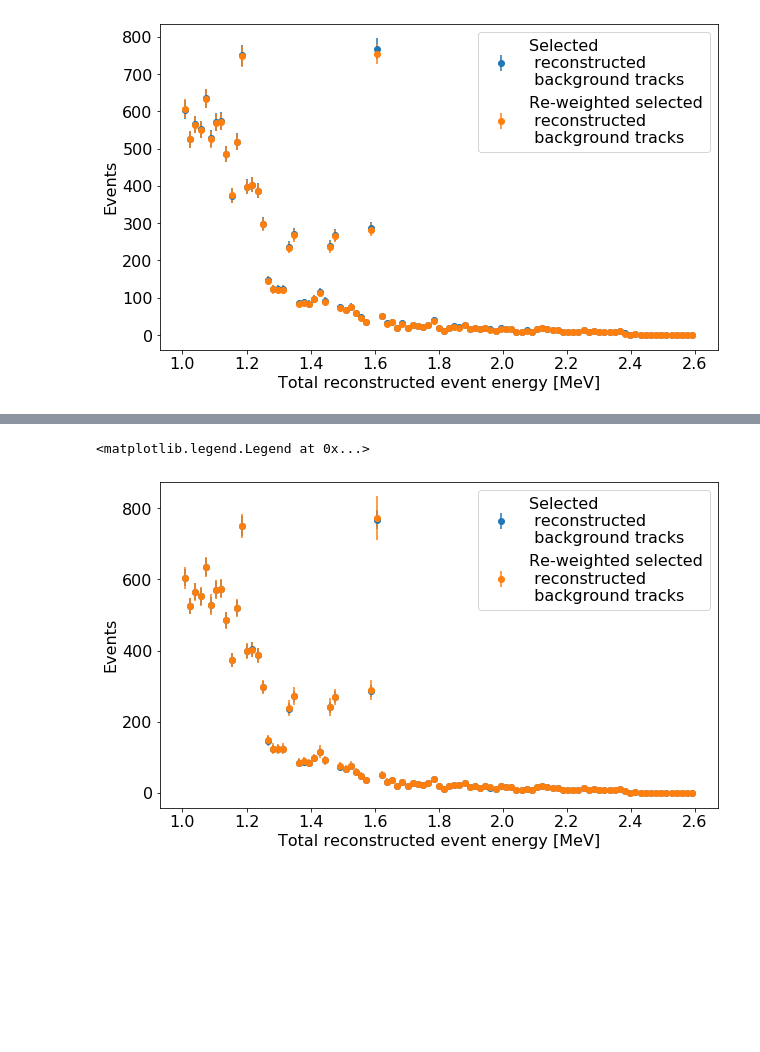
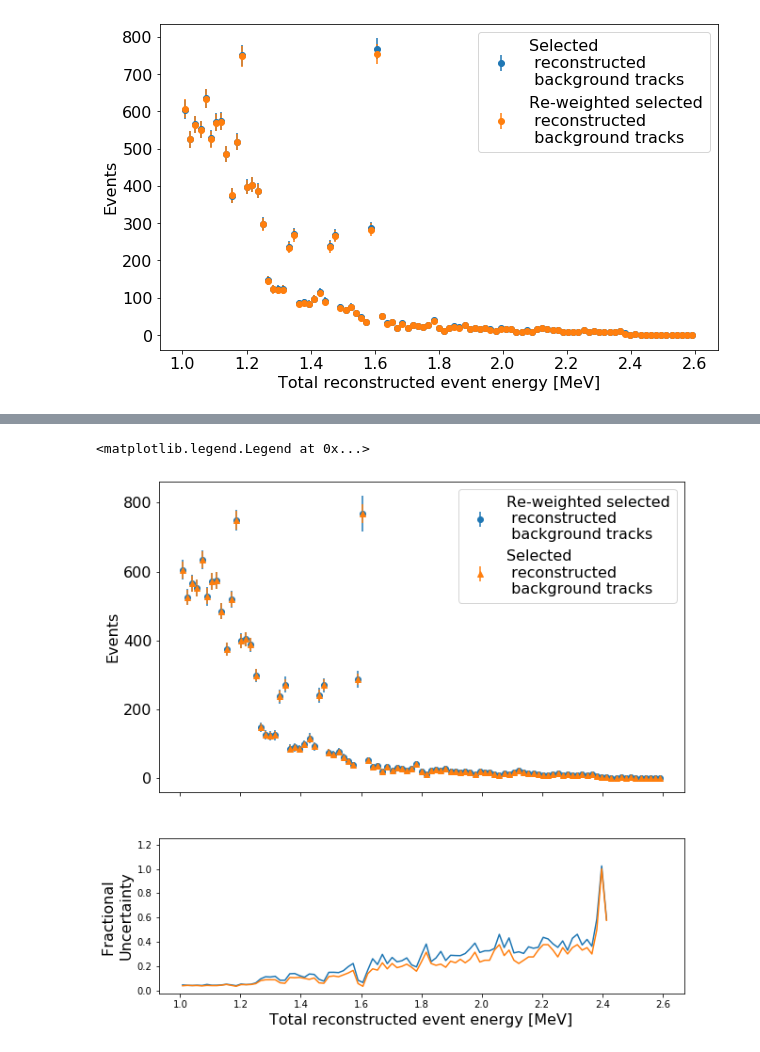
Before and after one commit to k-woodruff/bb2nu, a Jupyter notebook: bb2nu_BG_distribution.ipynb, the cells around one changed output, grey strips where cells are left out. Cells and saved outputs as stored; diff of their text form; code cells hidden in the pictures; blank space fills up the shorter version.

```diff
--- a/bb2nu_BG_distribution.ipynb
+++ b/bb2nu_BG_distribution.ipynb
@@ -360,35 +360,38 @@ See the caveats in the documentation: http://pandas.pydata.org/pandas-docs/stabl
 # %%
-plt.figure(figsize=(10,6))
+fig, ax = plt.subplots(nrows=2, figsize=(10,10), sharex=True, gridspec_kw={'height_ratios': [2, 1]})
 
 ebins = np.linspace(1,2.6,100)
 bin_centers = (ebins[1:] + ebins[:-1])/2
 energy_counts,_ = np.histogram(df_particles_selection['reco_energy'], bins=ebins)
 
 #Creating matrices for the total and average histogram counts
 energy_counts_reweight_all = np.zeros((20,len(energy_counts)))
 energy_counts_reweight = np.zeros(len(energy_counts))
 
 #For loop that stores the histogram values for the counts into the previously created matrices
 for i in range(0,20):
     energy_counts_reweight_hist,_ = np.histogram(df_particles_selection['reco_energy'], bins=ebins, weights=weight_all[i])
     energy_counts_reweight_all[i] = energy_counts_reweight_hist
 
 #Calcluates the average of all the values and stores that into the energy_counts_reweight matrix
 energy_counts_reweight = energy_counts_reweight_all.mean(0)
 #Calculates the standard deviation of the calculated values and the sqrt of the counts for the total error
-yerr_tot = energy_counts_reweight_p_all.std(0) + np.sqrt(energy_counts_reweight)
+yerr_tot = energy_counts_reweight_all.std(0) + np.sqrt(energy_counts_reweight)
 
 
+# Reweighted Counts
+ax[0].errorbar(bin_centers, energy_counts_reweight, yerr=yerr_tot, fmt='o', label='Re-weighted selected\n reconstructed\n background tracks');
 #Original counts - Not Reweighted
-plt.errorbar(bin_centers, energy_counts, yerr=np.sqrt(energy_counts), fmt='o', label='Selected\n reconstructed\n background tracks');
-# Reweighted Counts
-plt.errorbar(bin_centers, energy_counts_reweight, yerr=yerr_tot, fmt='o', label='Re-weighted selected\n reconstructed\n background tracks');
+ax[0].errorbar(bin_centers, energy_counts, yerr=np.sqrt(energy_counts), fmt='^', label='Selected\n reconstructed\n background tracks');
 
-plt.xlabel('Total reconstructed event energy [MeV]', fontsize=16)
-plt.ylabel('Events', fontsize=16)
-plt.tick_params(which='major', axis='both', labelsize=16)
+ax[1].plot(bin_centers, yerr_tot/energy_counts_reweight, bin_centers, np.sqrt(energy_counts)/energy_counts)
 
-plt.legend(loc='upper right', fontsize=16)
+ax[1].set_xlabel('Total reconstructed event energy [MeV]', fontsize=16)
+ax[0].set_ylabel('Events', fontsize=16)
+ax[1].set_ylabel('Fractional \nUncertainty', fontsize = 16)
+ax[0].tick_params(which='major', axis='both', labelsize=16)
+
+ax[0].legend(loc='upper right', fontsize=16)
 # %% [output]
 <matplotlib.legend.Legend at 0x...>
-[figure, old version]
+[figure, new version]
```
Also changed, not shown: parts of 2 cells of this notebook.
